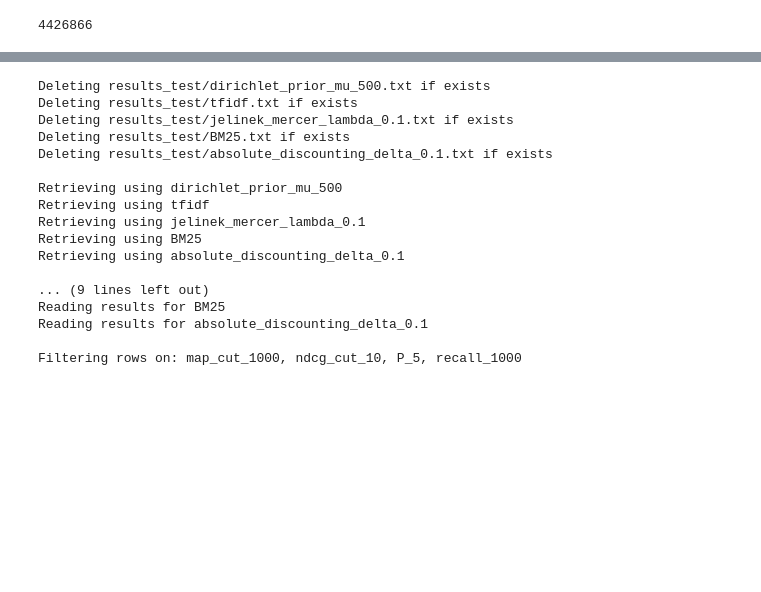
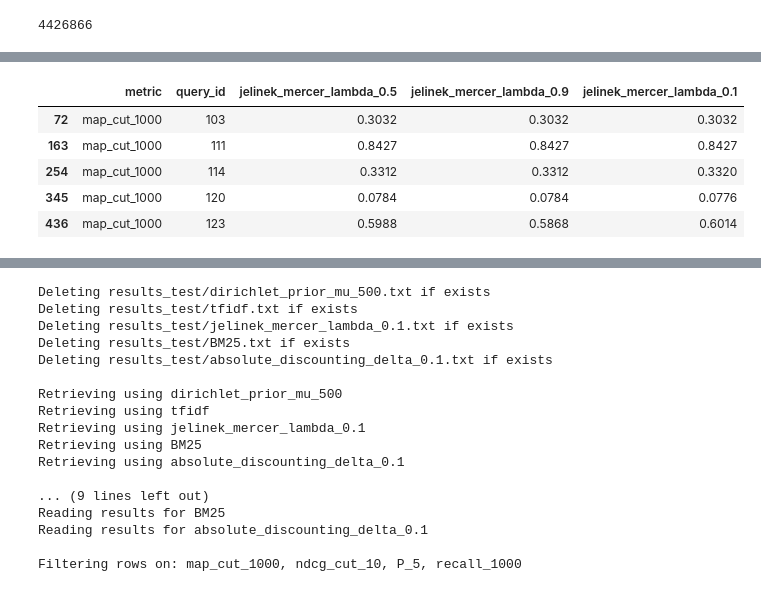
Before and after one commit to MichelleAppel/IR2, a Jupyter notebook: assignment.ipynb, the cells around one changed output, grey strips where cells are left out. Drawn from its saved outputs; the diff is of its cells as text; code cells hidden in the pictures; blank space fills up the shorter version.

```diff
--- a/assignment.ipynb
+++ b/assignment.ipynb
@@ -691,0 +717,9 @@ See the caveats in the documentation: http://pandas.pydata.org/pandas-docs/stabl
+# %%
+df_results_val[df_results_test.metric == 'map_cut_1000'].head()
+# %% [output]
+|  | metric | query_id | jelinek_mercer_lambda_0.5 | jelinek_mercer_lambda_0.9 | jelinek_mercer_lambda_0.1 |
+| 72 | map_cut_1000 | 103 | 0.3032 | 0.3032 | 0.3032 |
+| 163 | map_cut_1000 | 111 | 0.8427 | 0.8427 | 0.8427 |
+| 254 | map_cut_1000 | 114 | 0.3312 | 0.3312 | 0.3320 |
+| 345 | map_cut_1000 | 120 | 0.0784 | 0.0784 | 0.0776 |
+| 436 | map_cut_1000 | 123 | 0.5988 | 0.5868 | 0.6014 |
```
Also changed, not shown: parts of 3 cells of this notebook.
